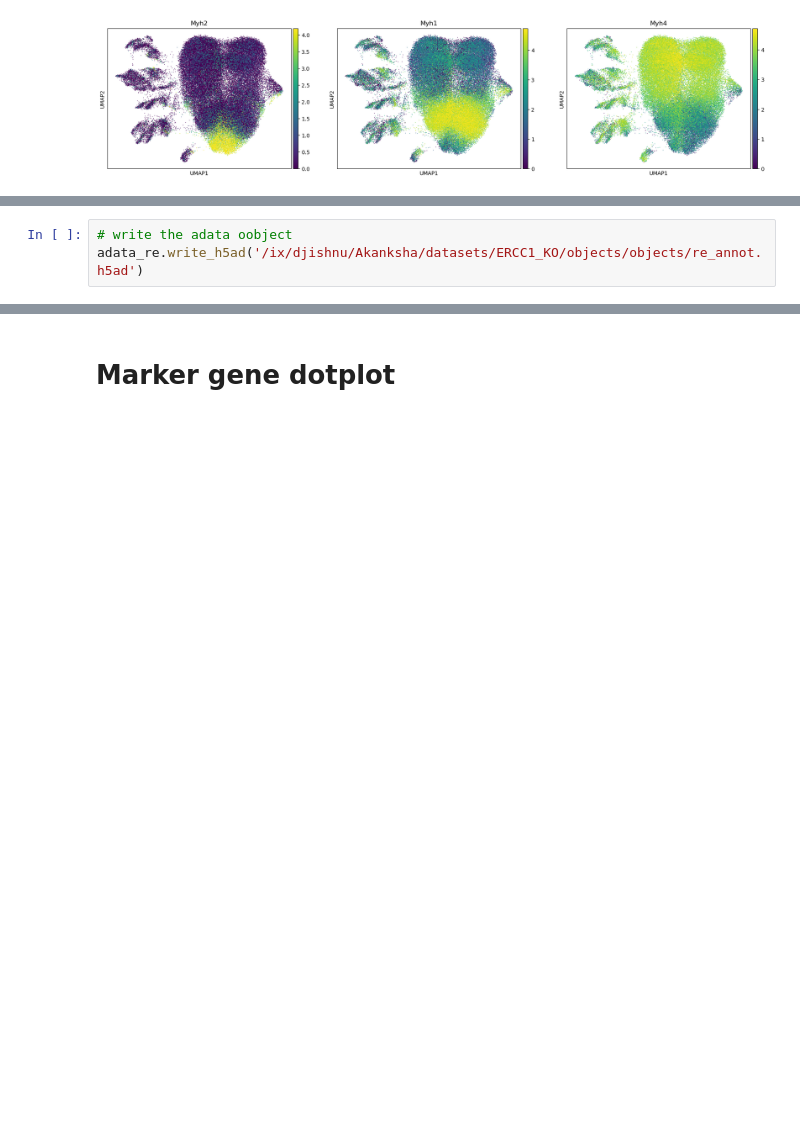
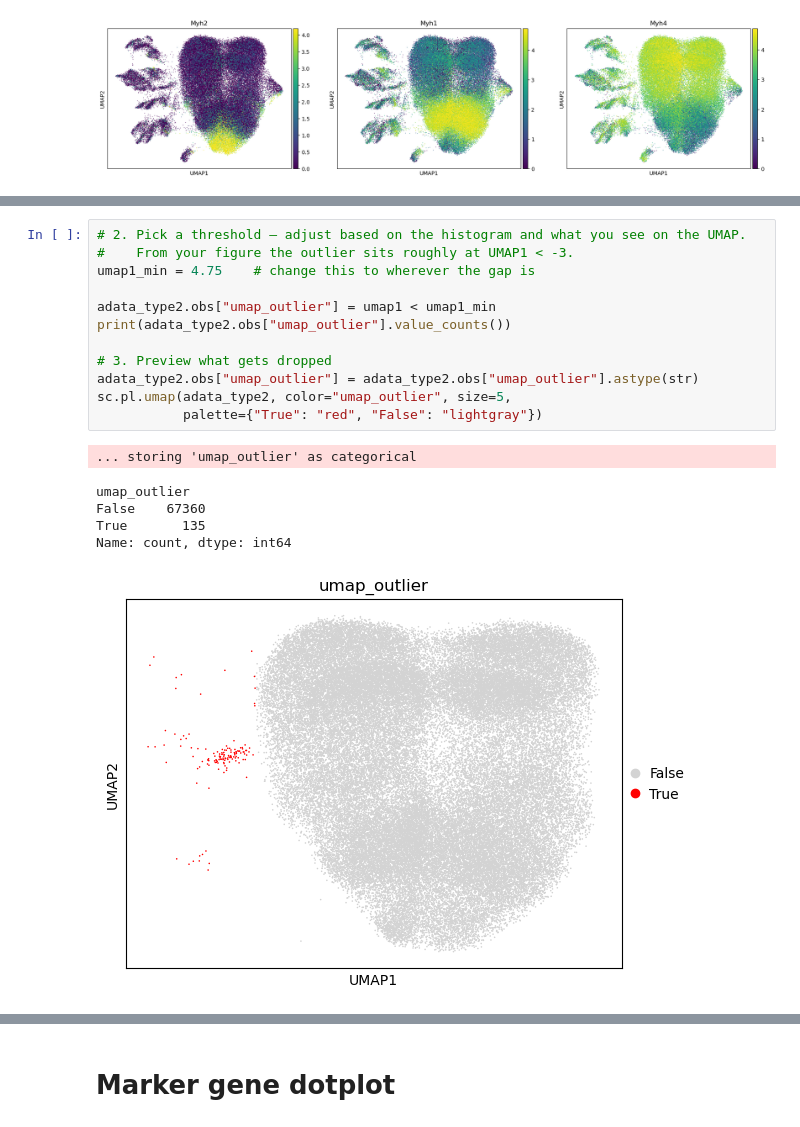
Before and after one commit to sachha-naksha/TA_muscle_ageing, a Jupyter notebook: py_scripts/2_single_nuc_inspection/re_cluster.ipynb, the cells around one changed output, grey strips where cells are left out. Drawn from its saved outputs; the diff is of its cells as text; blank space fills up the shorter version.

```diff
--- a/py_scripts/2_single_nuc_inspection/re_cluster.ipynb
+++ b/py_scripts/2_single_nuc_inspection/re_cluster.ipynb
@@ -228,3 +270,19 @@ plt.show()
 # %%
-# write the adata oobject
-adata_re.write_h5ad('/ix/djishnu/Akanksha/datasets/ERCC1_KO/objects/objects/re_annot.h5ad')
+# 2. Pick a threshold — adjust based on the histogram and what you see on the UMAP.
+#    From your figure the outlier sits roughly at UMAP1 < -3.
+umap1_min = 4.75    # change this to wherever the gap is
+
+adata_type2.obs["umap_outlier"] = umap1 < umap1_min
+print(adata_type2.obs["umap_outlier"].value_counts())
+
+# 3. Preview what gets dropped
+adata_type2.obs["umap_outlier"] = adata_type2.obs["umap_outlier"].astype(str)
+sc.pl.umap(adata_type2, color="umap_outlier", size=5,
+           palette={"True": "red", "False": "lightgray"})
+# %% [output]
+... storing 'umap_outlier' as categorical
+umap_outlier
+False    67360
+True       135
+Name: count, dtype: int64
+[figure, added]
```
Also changed, not shown: parts of 8 cells of this notebook.
